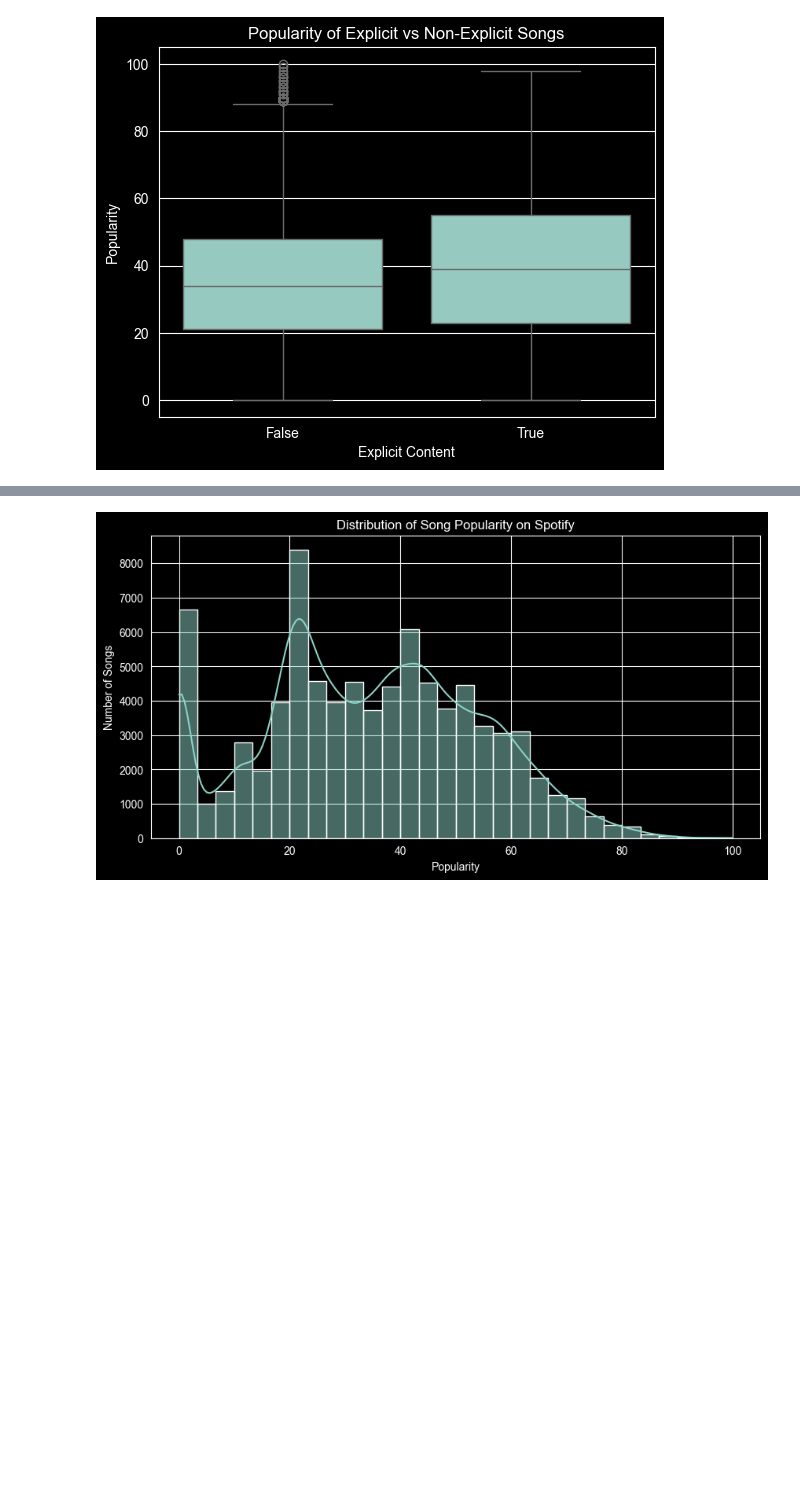
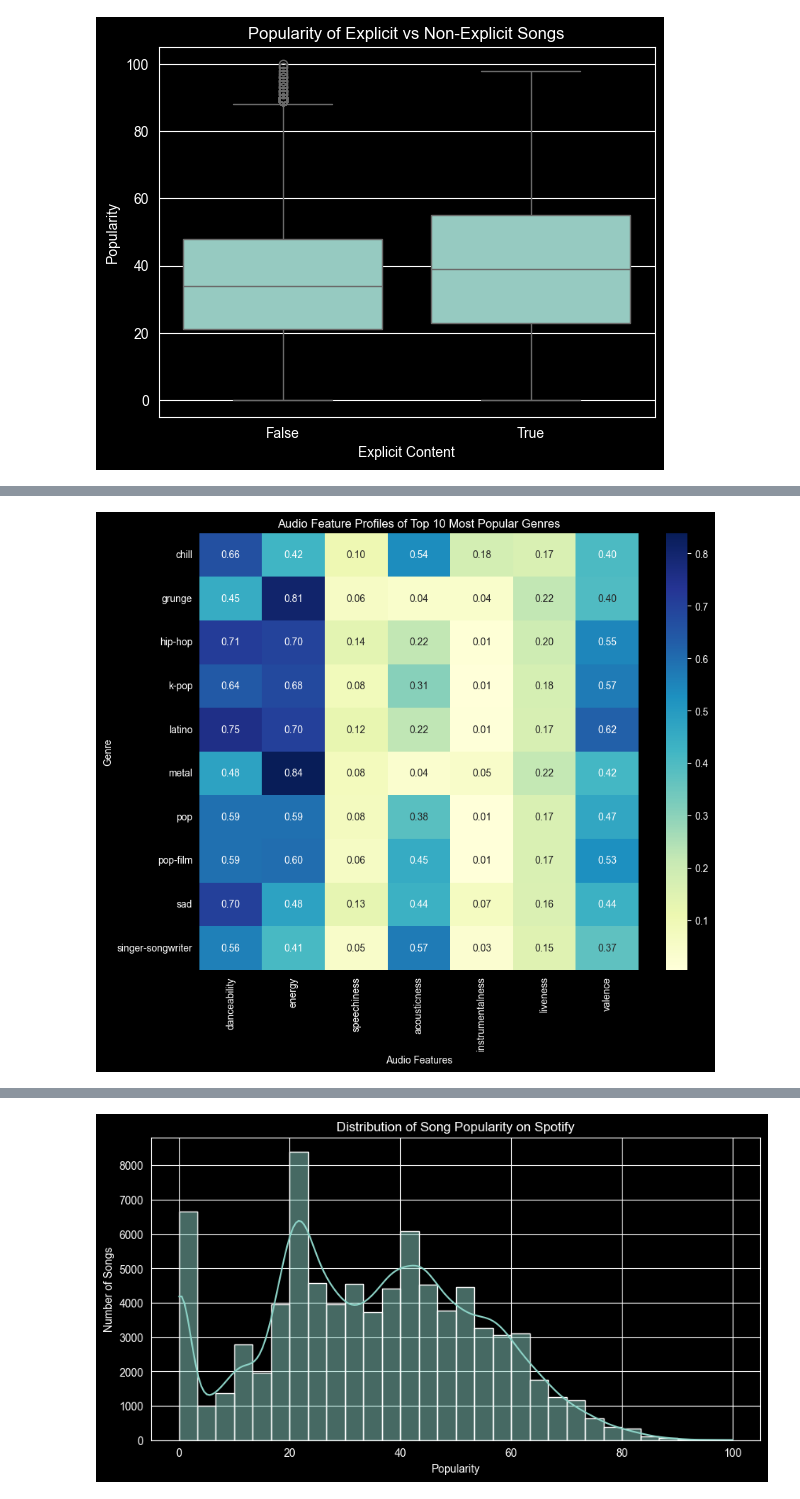
Before and after one commit to crsheehan/SpotifyDataAnalysis, a Jupyter notebook: spotify_eda.ipynb, the cells around one changed output, grey strips where cells are left out. Cells and saved outputs as stored; diff of their text form; code cells hidden in the pictures; blank space fills up the shorter version.

```diff
--- a/spotify_eda.ipynb
+++ b/spotify_eda.ipynb
@@ -263,0 +307,19 @@ First, let's see if popularity is evenly spread, or skewed.
+# %%
+# 1. Define the features we want to compare
+features = ['danceability', 'energy', 'speechiness', 'acousticness', 'instrumentalness', 'liveness', 'valence']
+
+# 2. Filter the main dataframe to only include the top 10 genres
+top_10_df = df[df['track_genre'].isin(top_10_genres.index)]
+
+# 3. Group by genre and calculate the mean for these features
+genre_features = top_10_df.groupby('track_genre')[features].mean()
+
+# 4. Plot the heatmap
+plt.figure(figsize=(10, 8))
+sns.heatmap(genre_features, annot=True, cmap='YlGnBu', fmt=".2f")
+plt.title('Audio Feature Profiles of Top 10 Most Popular Genres')
+plt.xlabel('Audio Features')
+plt.ylabel('Genre')
+plt.show()
+# %% [output]
+[figure, added]
```
Also changed, not shown: parts of 13 cells of this notebook.
